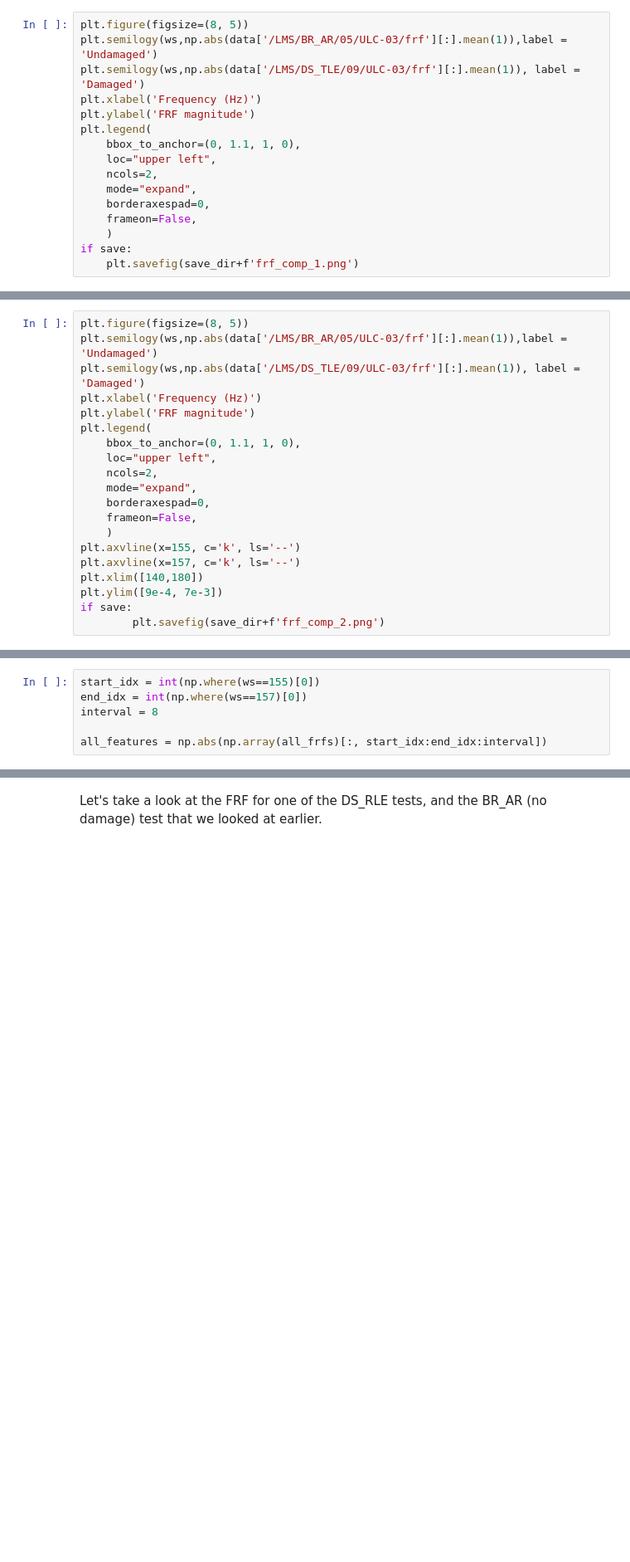
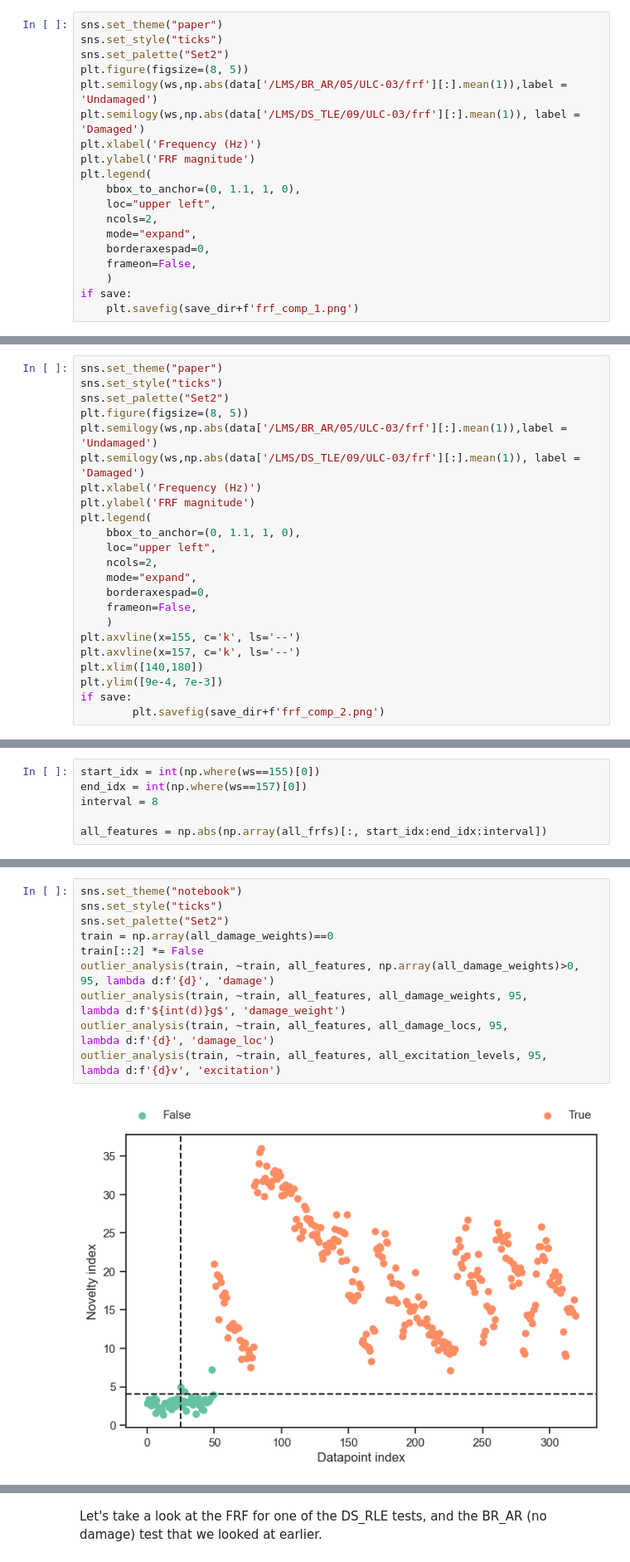
Before and after one commit to MDCHAMP/hawk-data, a Jupyter notebook: examples/shm.ipynb, the cells around one changed output, grey strips where cells are left out. Shown: that part at 83% size. Drawn from its saved outputs; the diff is of its cells as text; blank space fills up the shorter version.

Commit message:
update RFP code to match notation in the paper

```diff
--- a/examples/shm.ipynb
+++ b/examples/shm.ipynb
@@ -326,6 +317,9 @@ We get two useful outputs from this code block:
 
 Let's look at the FRF for one of the undamaged tests, and one of the damaged
 # %%
+sns.set_theme("paper")
+sns.set_style("ticks")
+sns.set_palette("Set2")
 plt.figure(figsize=(8, 5))
 plt.semilogy(ws,np.abs(data['/LMS/BR_AR/05/ULC-03/frf'][:].mean(1)),label = 'Undamaged')
 plt.semilogy(ws,np.abs(data['/LMS/DS_TLE/09/ULC-03/frf'][:].mean(1)), label = 'Damaged')
@@ -348,6 +342,9 @@ Notice the shift in both peak frequencies and amplitudes in the damage case rela
 
 Now, although we've now seen that the FRF is sensitive to damage, using the entire FRF would mean an 8192 dimensional feature vector. We can be a bit more clever, and focus on just one peak (e.g. a natural frequency) of the FRF plot that is sensitive to damage. For instance, if we zoom into ~ 156Hz
 # %%
+sns.set_theme("paper")
+sns.set_style("ticks")
+sns.set_palette("Set2")
 plt.figure(figsize=(8, 5))
 plt.semilogy(ws,np.abs(data['/LMS/BR_AR/05/ULC-03/frf'][:].mean(1)),label = 'Undamaged')
 plt.semilogy(ws,np.abs(data['/LMS/DS_TLE/09/ULC-03/frf'][:].mean(1)), label = 'Damaged')
@@ -443,0 +429,12 @@ outlier_analysis(train, ~train, all_features, all_excitation_levels, 95,
+# %%
+sns.set_theme("notebook")
+sns.set_style("ticks")
+sns.set_palette("Set2")
+train = np.array(all_damage_weights)==0
+train[::2] *= False
+outlier_analysis(train, ~train, all_features, np.array(all_damage_weights)>0, 95, lambda d:f'{d}', 'damage')
+outlier_analysis(train, ~train, all_features, all_damage_weights, 95,             lambda d:f'${int(d)}g$', 'damage_weight')
+outlier_analysis(train, ~train, all_features, all_damage_locs, 95,                lambda d:f'{d}', 'damage_loc')
+outlier_analysis(train, ~train, all_features, all_excitation_levels, 95,          lambda d:f'{d}v', 'excitation')
+# %% [output]
+[figure, added]
```
Also changed, not shown: parts of 4 cells of this notebook, 1 other file.
